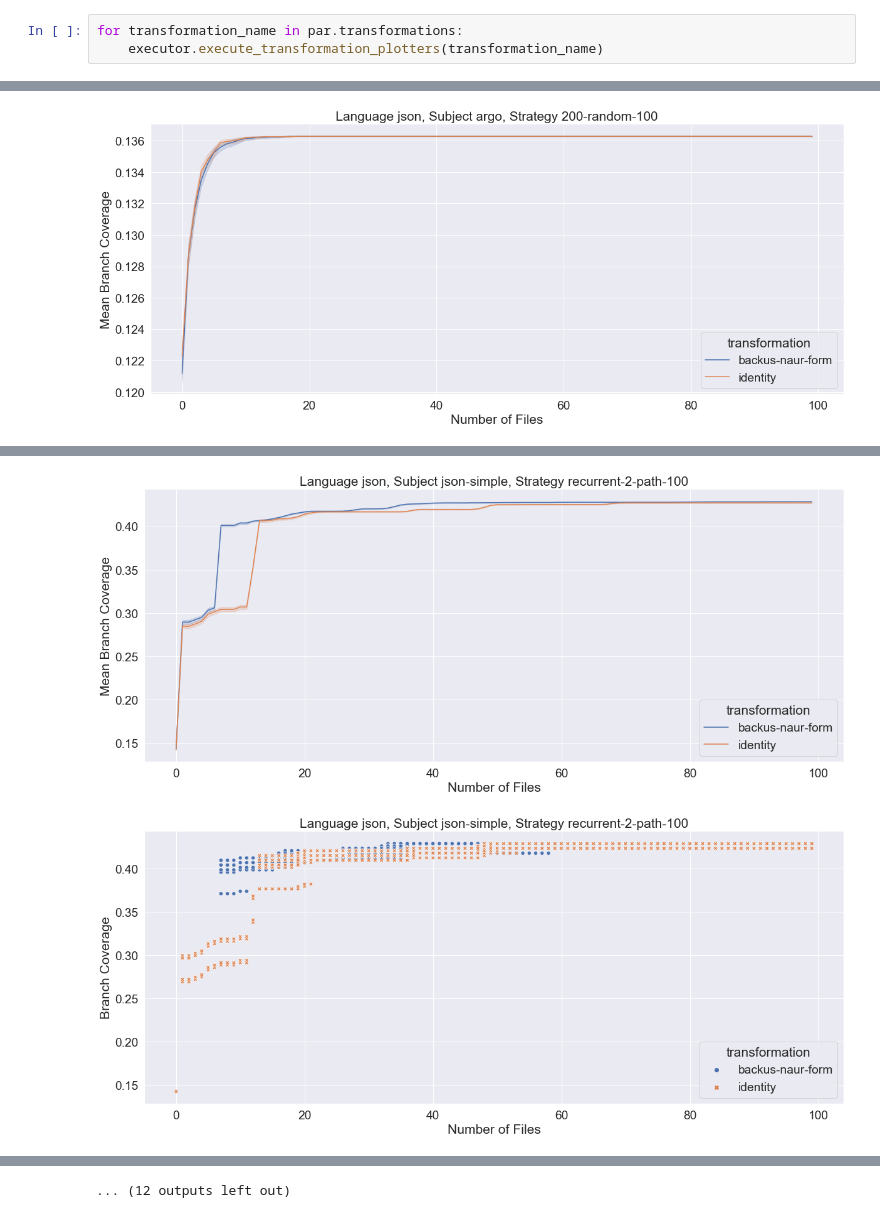
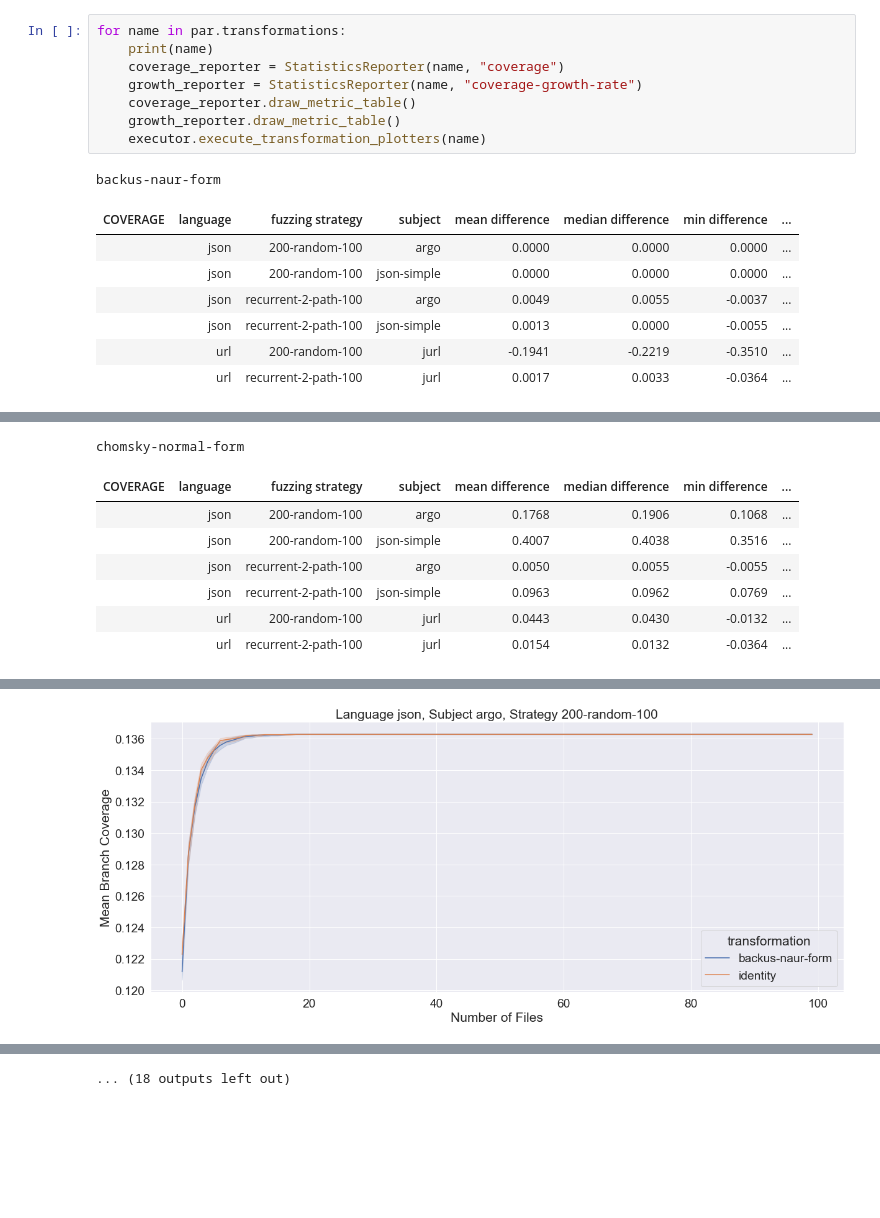
Before and after one commit to mark-schuegraf/fuzzing-with-grammar-variants-experiment, a Jupyter notebook: coverage-report.ipynb, the cells around one changed output, grey strips where cells are left out. Saved outputs shown, nothing was run; the diff lists cells and outputs as text; blank space fills up the shorter version.

Commit message:
statistics tables are now produced from statistics reports

```diff
--- a/coverage-report.ipynb
+++ b/coverage-report.ipynb
@@ -148,6 +202,19 @@ parametrizer = PlotterParametrizer()
 plotters = parametrizer.parametrize_plotters()
 executor = PlotterExecutor(plotters)
 # %%
-for transformation_name in par.transformations:
-    executor.execute_transformation_plotters(transformation_name)
+for name in par.transformations:
+    print(name)
+    coverage_reporter = StatisticsReporter(name, "coverage")
+    growth_reporter = StatisticsReporter(name, "coverage-growth-rate")
+    coverage_reporter.draw_metric_table()
+    growth_reporter.draw_metric_table()
+    executor.execute_transformation_plotters(name)
 # %% [output]
+backus-naur-form
+| COVERAGE | language | fuzzing strategy | subject | mean difference | median difference | min difference | ... |
+|  | json | 200-random-100 | argo | 0.0000 | 0.0000 | 0.0000 | ... |
+|  | json | 200-random-100 | json-simple | 0.0000 | 0.0000 | 0.0000 | ... |
+|  | json | recurrent-2-path-100 | argo | 0.0049 | 0.0055 | -0.0037 | ... |
+|  | json | recurrent-2-path-100 | json-simple | 0.0013 | 0.0000 | -0.0055 | ... |
+|  | url | 200-random-100 | jurl | -0.1941 | -0.2219 | -0.3510 | ... |
+|  | url | recurrent-2-path-100 | jurl | 0.0017 | 0.0033 | -0.0364 | ... |
@@ -153,0 +228,8 @@ for transformation_name in par.transformations:
+chomsky-normal-form
+| COVERAGE | language | fuzzing strategy | subject | mean difference | median difference | min difference | ... |
+|  | json | 200-random-100 | argo | 0.1768 | 0.1906 | 0.1068 | ... |
+|  | json | 200-random-100 | json-simple | 0.4007 | 0.4038 | 0.3516 | ... |
+|  | json | recurrent-2-path-100 | argo | 0.0050 | 0.0055 | -0.0055 | ... |
+|  | json | recurrent-2-path-100 | json-simple | 0.0963 | 0.0962 | 0.0769 | ... |
+|  | url | 200-random-100 | jurl | 0.0443 | 0.0430 | -0.0132 | ... |
+|  | url | recurrent-2-path-100 | jurl | 0.0154 | 0.0132 | -0.0364 | ... |
@@ -157,5 +246,3 @@ for transformation_name in par.transformations:
 [figure]
 [figure]
 [figure]
-[figure, removed]
-[figure, removed]
@@ -166 +249 @@ for transformation_name in par.transformations:
-... (12 outputs left out)
+... (18 outputs left out)
```
Also changed, not shown: parts of 2 cells of this notebook.
